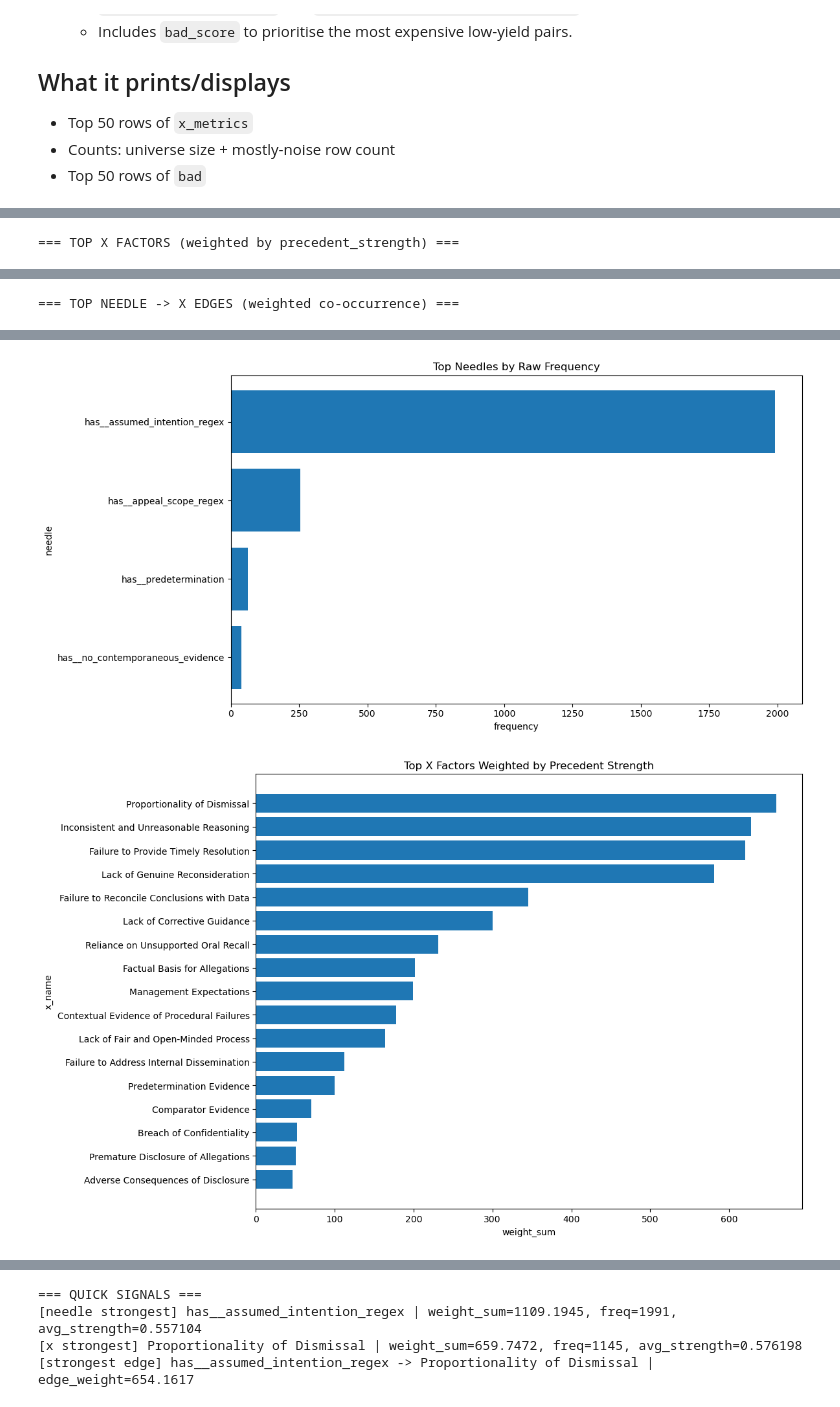
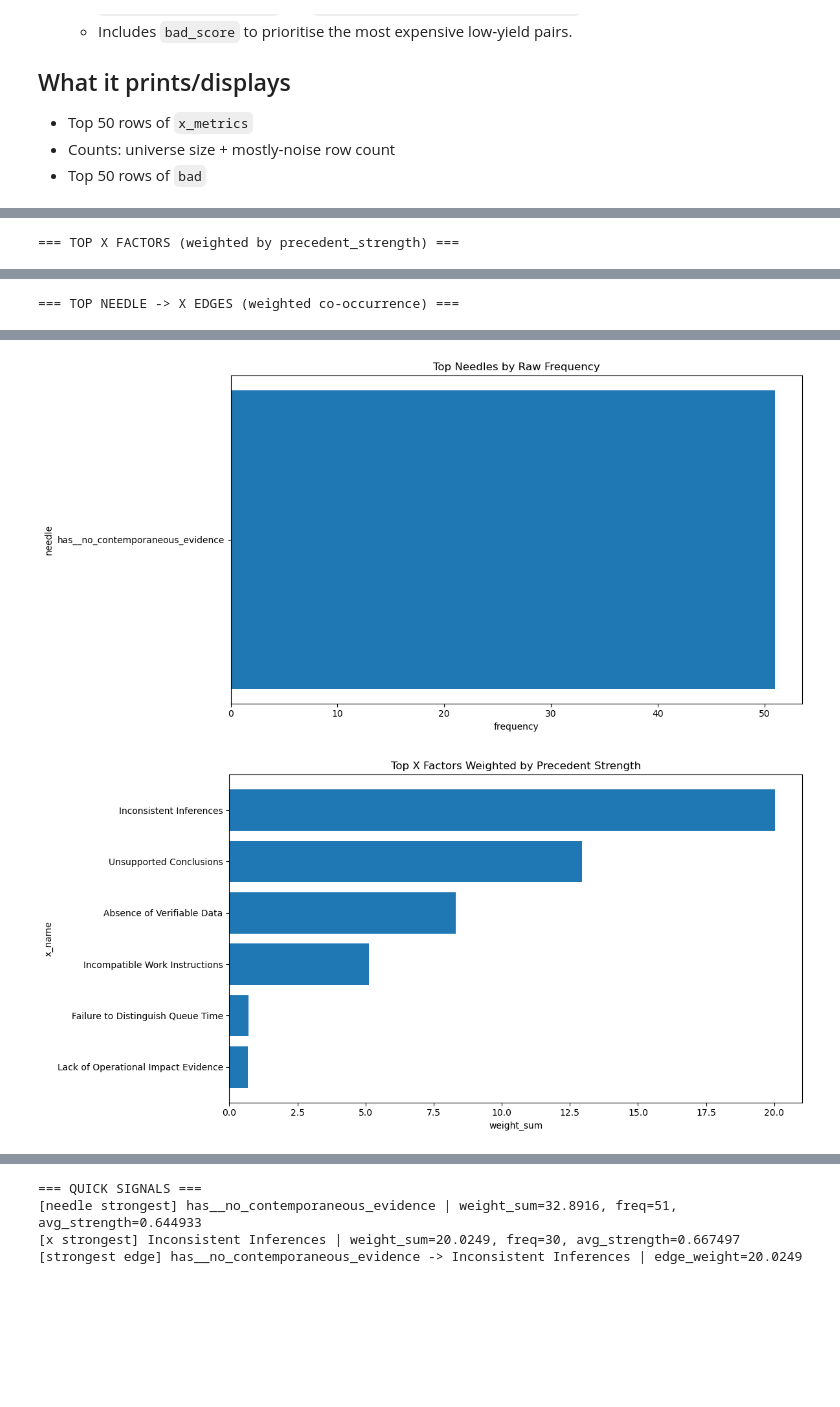
Before and after one commit to LeonardoBBG/Statement, a Jupyter notebook: data_analysis.ipynb, the cells around one changed output, grey strips where cells are left out. Drawn from its saved outputs; the diff is of its cells as text; code cells hidden in the pictures; blank space fills up the shorter version.

Commit message:
Version with offensive and defensive needles

```diff
--- a/data_analysis.ipynb
+++ b/data_analysis.ipynb
@@ -119,7 +119,7 @@ import pandas as pd
 # PATHS
 # -------------------------
 Y_PATH = Path("/home/hello/Projects/Statements/output/Y_inferred.json")
-JSONL_PATH = Path("/home/hello/Projects/Statements/output/moltie_batch/batch_results_BATCH_Y_4_20260306_090256.jsonl")
+JSONL_PATH = Path("/home/hello/Projects/Statements/output/moltie_batch/batch_results_BATCH_Y_6_20260308_185920.jsonl")
 FLATTER_DIR = Path("/home/hello/Projects/Statements/code/data_analysis")  # contains flatter.py
 
 assert Y_PATH.exists(), f"Missing: {Y_PATH}"
@@ -801,7 +804,7 @@ import matplotlib.pyplot as plt
 # =========================================================
 # CONFIG
 # =========================================================
-CSV_PATH = Path("/home/hello/Projects/Statements/output/moltie_batch (Y10-Y12)/MASTER_moltie__pdf_frequency.csv")  # <-- adjust if needed
+CSV_PATH = CSV_PDF_FREQ  # <-- adjust if needed
 PRECEDENT_COL = "precedent_strength"
 NEEDLE_COL = "matched_needles_pdf"
 X_COL = "x_name_pdf"
@@ -1151,2 +1130,2 @@ if not needle_x_table.empty:
-[figure, old version]
+[figure, new version]
-[figure, old version]
+[figure, new version]
@@ -1154,7 +1133,7 @@ if not needle_x_table.empty:
 === QUICK SIGNALS ===
-[needle strongest] has__assumed_intention_regex | weight_sum=1109.1945, freq=1991, avg_strength=0.557104
-[x strongest] Proportionality of Dismissal | weight_sum=659.7472, freq=1145, avg_strength=0.576198
-[strongest edge] has__assumed_intention_regex -> Proportionality of Dismissal | edge_weight=654.1617
+[needle strongest] has__no_contemporaneous_evidence | weight_sum=32.8916, freq=51, avg_strength=0.644933
+[x strongest] Inconsistent Inferences | weight_sum=20.0249, freq=30, avg_strength=0.667497
+[strongest edge] has__no_contemporaneous_evidence -> Inconsistent Inferences | edge_weight=20.0249
 # %%
 from pathlib import Path
 from concurrent.futures import ProcessPoolExecutor, as_completed
```
Also changed, not shown: parts of 5 cells of this notebook, 9 other files.
